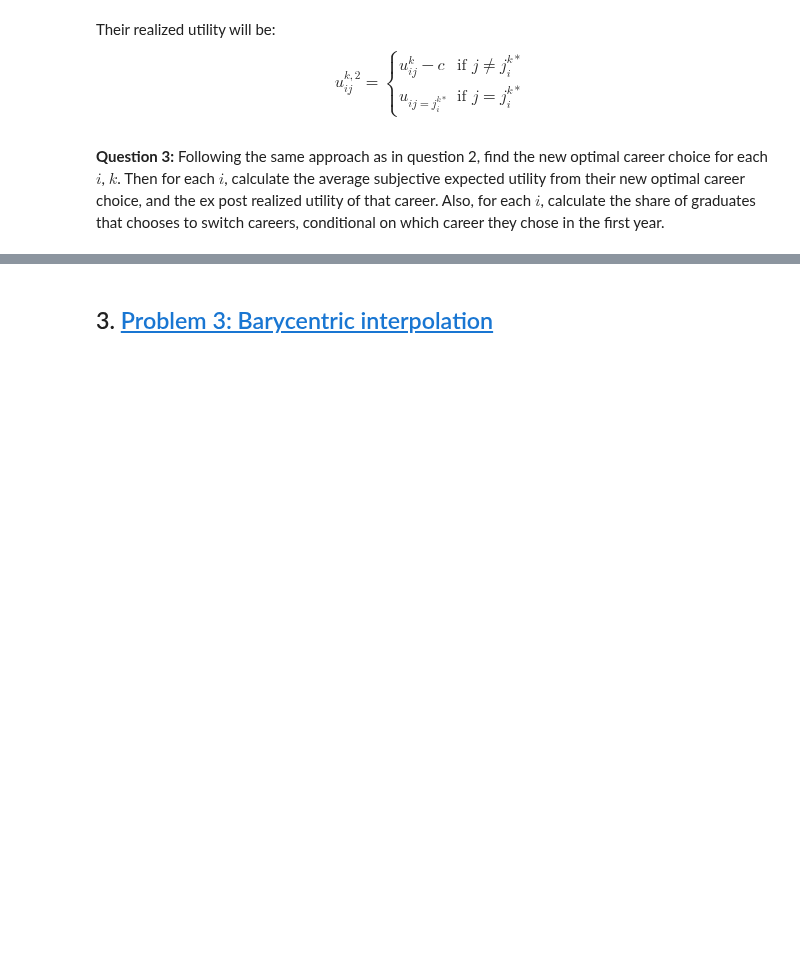
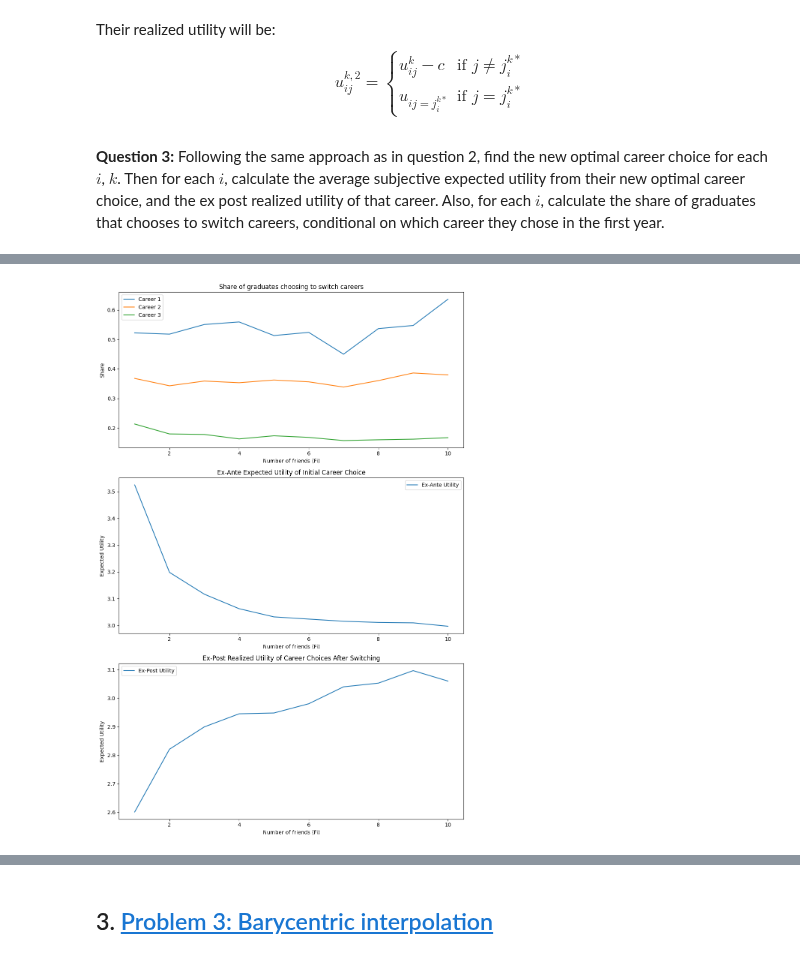
Before and after one commit to NumEconCopenhagen/projects-2024-anton-og-phillip, a Jupyter notebook: Exam/exam_2024.ipynb, the cells around one changed output, grey strips where cells are left out. Drawn from its saved outputs; the diff is of its cells as text; code cells hidden in the pictures; blank space fills up the shorter version.

```diff
--- a/Exam/exam_2024.ipynb
+++ b/Exam/exam_2024.ipynb
@@ -644,0 +580,87 @@ plt.show()
+# %%
+# Initialize arrays to store results
+career_choices_first = np.zeros((par.N, par.K), dtype=int)
+career_choices_second = np.zeros((par.N, par.K), dtype=int)
+utilities_first = np.zeros((par.N, par.K))
+utilities_second = np.zeros((par.N, par.K))
+switched = np.zeros((par.N, par.K), dtype=bool)
+
+# Simulation
+for k in range(par.K):
+    for i in range(1, par.N + 1):
+        Fi = i  # Number of friends in each career
+        noise_friends = np.random.normal(0, par.sigma, (Fi, par.J))
+        noise_own = np.random.normal(0, par.sigma, par.J)
+
+# Prior expected utilities from friends
+        u_tilde = par.v + noise_friends.mean(axis=0)
+
+# First career choice
+        j_star = np.argmax(u_tilde)
+        career_choices_first[i - 1, k] = j_star
+        utilities_first[i - 1, k] = u_tilde[j_star]
+
+# Learning the true utility of the first chosen career
+        true_utility_first = par.v[j_star] + noise_own[j_star]
+
+# New prior for the second period including switching cost
+        u_tilde_new = np.where(np.arange(par.J) == j_star, true_utility_first, u_tilde - par.c)
+
+# Second career choice
+        j_star_new = np.argmax(u_tilde_new)
+        career_choices_second[i - 1, k] = j_star_new
+        utilities_second[i - 1, k] = par.v[j_star_new] + noise_own[j_star_new] - (par.c if j_star_new != j_star else 0)
+        switched[i - 1, k] = (j_star_new != j_star)
+
+# Calculate statistics for visualization
+share_switched = np.zeros((par.J, par.N))
+for j in range(par.J):
+    for i in range(par.N):
+        switch_indices = (career_choices_first[i] == j)
+        if switch_indices.any():
+            share_switched[j, i] = np.mean(switched[i][switch_indices])
+# Calculate ex-ante expected utility
+ex_ante_utility = np.zeros(par.N)
+for i in range(1, par.N + 1):
+    Fi = i
+    utility_samples = np.zeros(par.K)
+    for k in range(par.K):
+        noise_friends = np.random.normal(0, par.sigma, (Fi, par.J))
+        u_tilde = par.v + noise_friends.mean(axis=0)
+        for j_star in range(par.J):
+            u_tilde_new = np.where(np.arange(par.J) == j_star, u_tilde[j_star], u_tilde - par.c)
+            utility_samples[k] = np.max(u_tilde_new)
+    ex_ante_utility[i - 1] = np.mean(utility_samples)
+
+# Calculate ex-post realized utility
+ex_post_utility = np.mean(utilities_second, axis=1)
+
+# Plotting
+fig, ax = plt.subplots(3, 1, figsize=(10, 15))
+
+# Share of graduates choosing to switch careers for each career j=1,2,3
+for j in range(par.J):
+    ax[0].plot(range(1, par.N + 1), share_switched[j], label=f'Career {j + 1}')
+ax[0].set_title('Share of graduates choosing to switch careers')
+ax[0].set_xlabel('Number of friends (Fi)')
+ax[0].set_ylabel('Share')
+ax[0].legend()
+
+# Expected utilities before switching (ex-ante)
+ax[1].plot(range(1, par.N + 1), ex_ante_utility, label='Ex-Ante Utility')
+ax[1].set_title('Ex-Ante Expected Utility of Initial Career Choice')
+ax[1].set_xlabel('Number of friends (Fi)')
+ax[1].set_ylabel('Expected Utility')
+ax[1].legend()
+
+# Expected utilities after switching (ex-post)
+ax[2].plot(range(1, par.N + 1), ex_post_utility, label='Ex-Post Utility')
+ax[2].set_title('Ex-Post Realized Utility of Career Choices After Switching')
+ax[2].set_xlabel('Number of friends (Fi)')
+ax[2].set_ylabel('Expected Utility')
+ax[2].legend()
+
+plt.tight_layout()
+plt.show()
+# %% [output]
+[figure, added]
```
Also changed, not shown: parts of 19 cells of this notebook.
